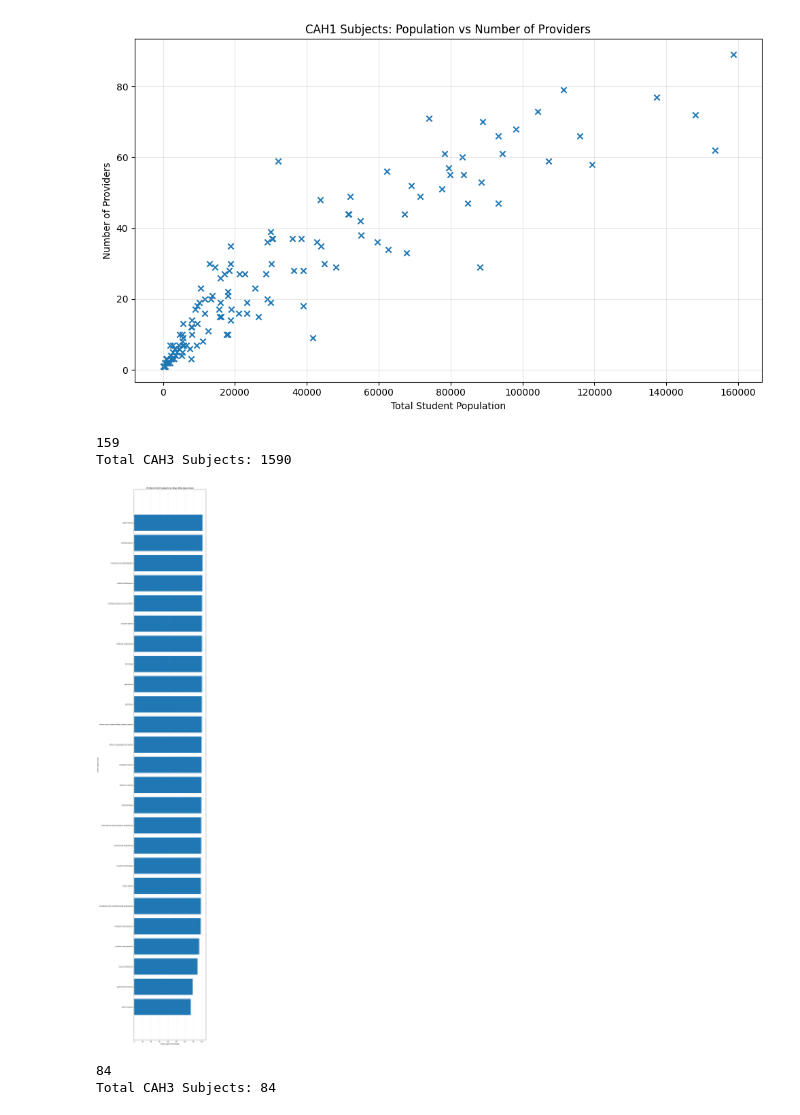
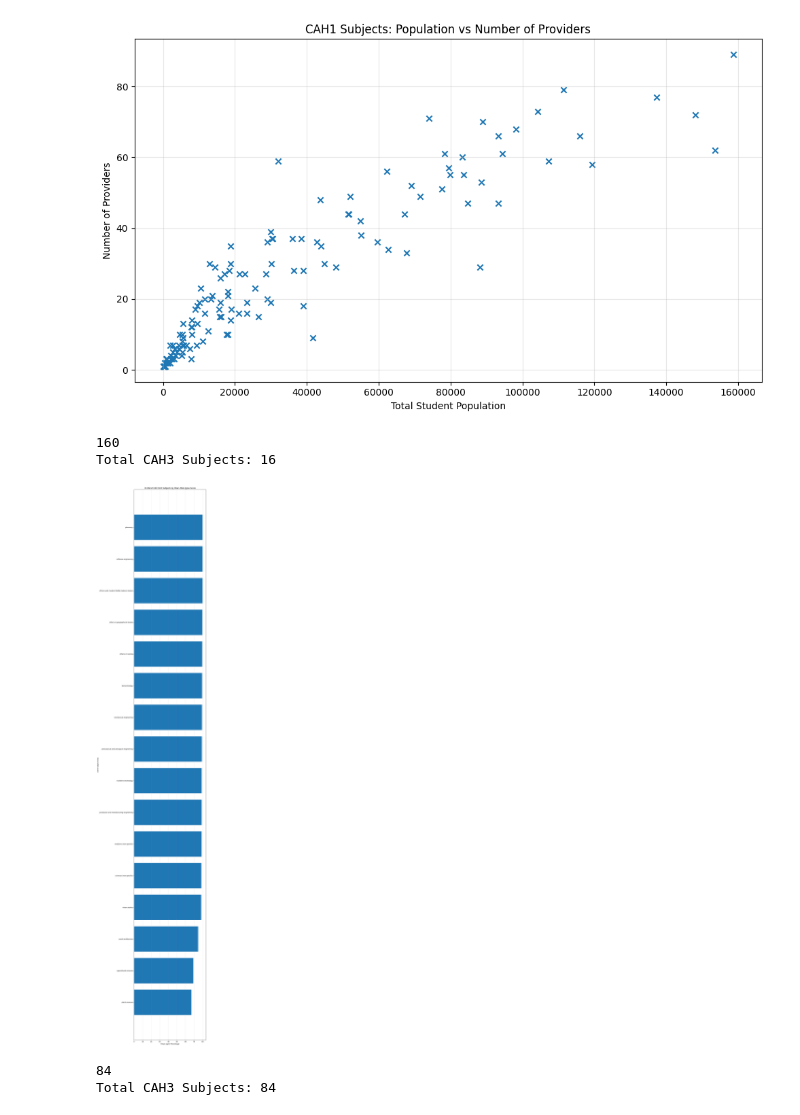
Before and after one commit to ZahinHussain/Analytic-software-technologies, a Jupyter notebook: graphs.ipynb, the cells around one changed output. Drawn from its saved outputs; the diff is of its cells as text; code cells hidden in the pictures.

```diff
--- a/graphs.ipynb
+++ b/graphs.ipynb
@@ -380,7 +380,7 @@ import pandas as pd
 import matplotlib.pyplot as plt
 
 # Load data
-df = pd.read_csv("onlyUni.csv")
+df = pd.read_csv("nss2025.csv")
 
 # ---- Aggregate by subject ----
 cah1_summary = (
@@ -393,39 +393,39 @@ cah1_summary = (
 
 print(len(cah1_summary))
 
 
-totalSubjects = (len(cah1_summary) *10 )
+totalSubjects = (int(len(cah1_summary) *0.1))
 print("Total CAH3 Subjects:", totalSubjects)
 
 # ---- 50 WORST subjects ----
 worst_50 = (
     cah1_summary
     .sort_values("mean_agree_pct", ascending=True)
-    .head(25)
+    .head(totalSubjects)
 )
 
 # Sort for plotting
 worst_50 = worst_50.sort_values("mean_agree_pct", ascending=True)
 
 # ---- Plot ----
 plt.figure(figsize=(10, 50))
 
 plt.barh(
     worst_50["cah3_subject"],
     worst_50["mean_agree_pct"]
 )
 
 plt.xlabel("Mean Agree Percentage")
 plt.ylabel("CAH3 Subject Area")
-plt.title("50 Worst CAH3 Subjects by Mean NSS Agree Score")
+plt.title(f"{totalSubjects} Worst UNi CAH3 Subjects by Mean NSS Agree Score")
 
 plt.grid(axis="x", alpha=0.3)
 plt.tight_layout()
 plt.show()
 # %% [output]
-159
-Total CAH3 Subjects: 1590
+160
+Total CAH3 Subjects: 16
-[figure, old version]
+[figure, new version]
 # %%
 import pandas as pd
 import matplotlib.pyplot as plt
```
Also changed, not shown: parts of 4 cells of this notebook.
